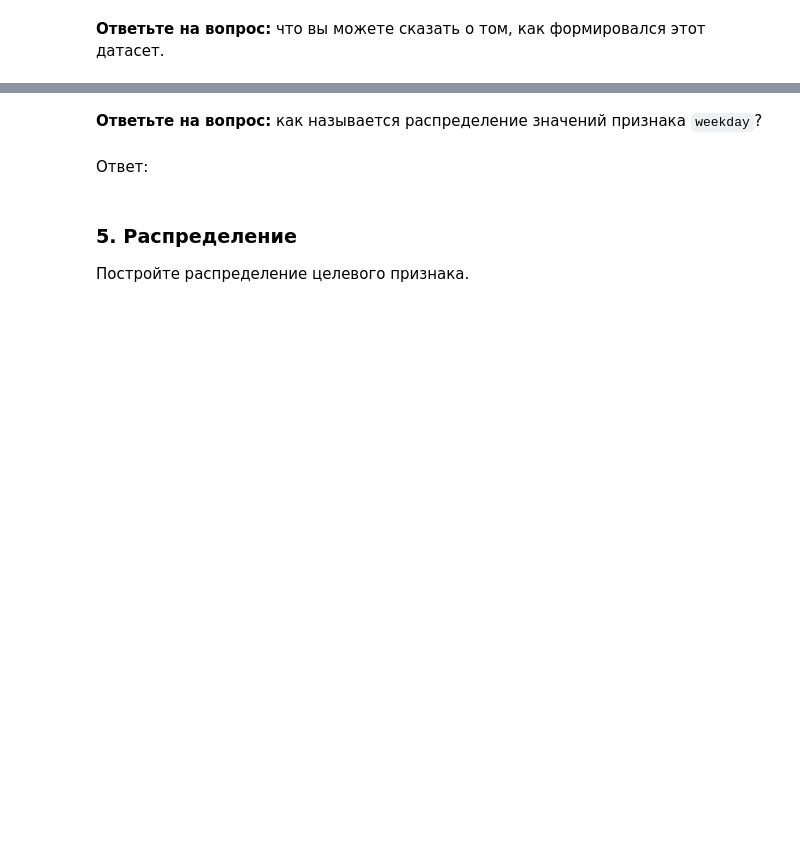
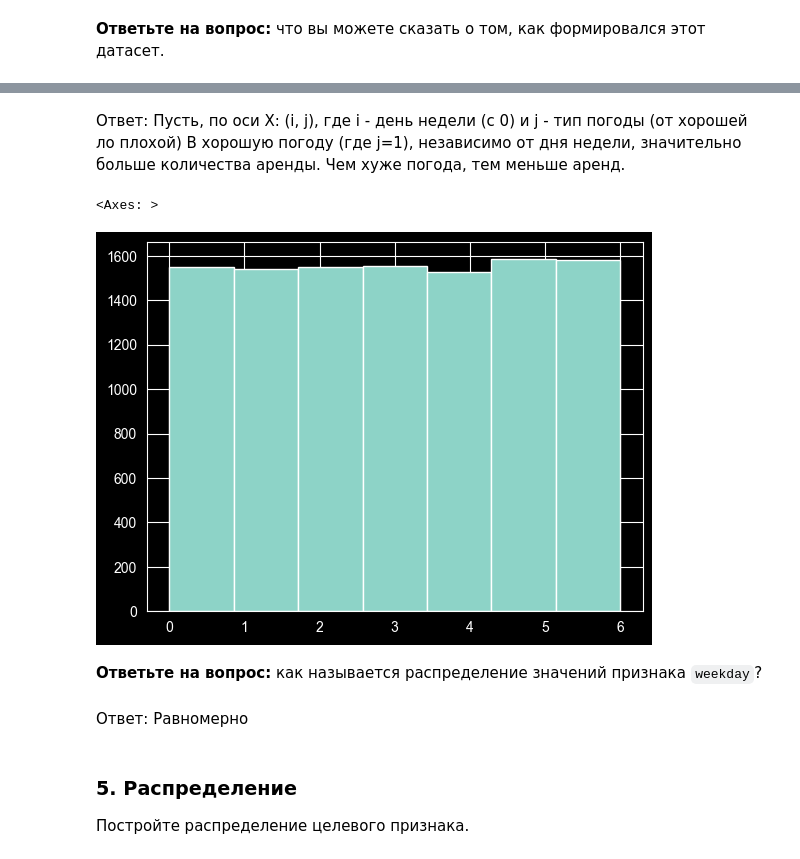
Before and after one commit to Calrission/MIIGAIK-Computer-Math, a Jupyter notebook: 5. Библиотека Pandas. Визуальный анализ данных/Практическая_работа_№5_Библиотека_Pandas.ipynb, the cells around one changed output, grey strips where cells are left out. Saved outputs shown, nothing was run; the diff lists cells and outputs as text; code cells hidden in the pictures; blank space fills up the shorter version.

```diff
--- a/5. Библиотека Pandas. Визуальный анализ данных/Практическая_работа_№5_Библиотека_Pandas.ipynb
+++ b/5. Библиотека Pandas. Визуальный анализ данных/Практическая_работа_№5_Библиотека_Pandas.ipynb
@@ -457,9 +322,16 @@ _(чем больше значение, тем больше прокатов и
+# %% [markdown]
+Ответ:
+Пусть, по оси X: (i, j), где i - день недели (c 0) и j - тип погоды (от хорошей ло плохой)
+В хорошую погоду (где j=1), независимо от дня недели, значительно больше количества аренды. Чем хуже погода, тем меньше аренд.
+# %%
+df["weekday"].hist(bins=7)
+# %% [output]
+<Axes: >
+[figure, added]
 # %% [markdown]
 **Ответьте на вопрос:** как называется распределение значений признака `weekday`?
-# %% [markdown]
-
-
-Ответ:
+# %% [markdown]
+Ответ: Равномерно
 # %% [markdown]
 ### 5. Распределение
 
```
Also changed, not shown: parts of 53 cells of this notebook, 1 other file.
